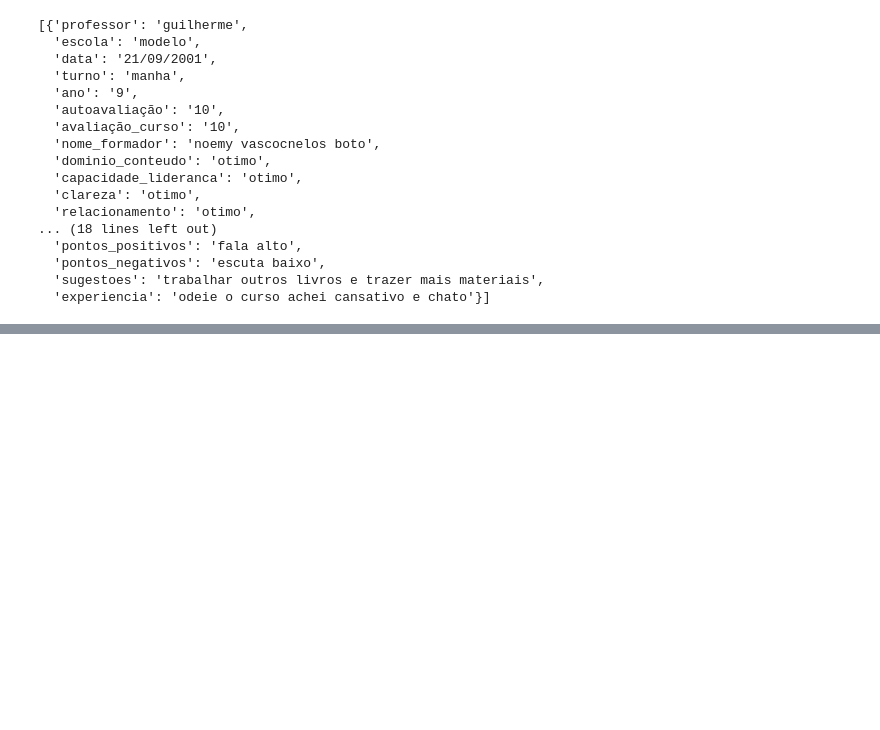
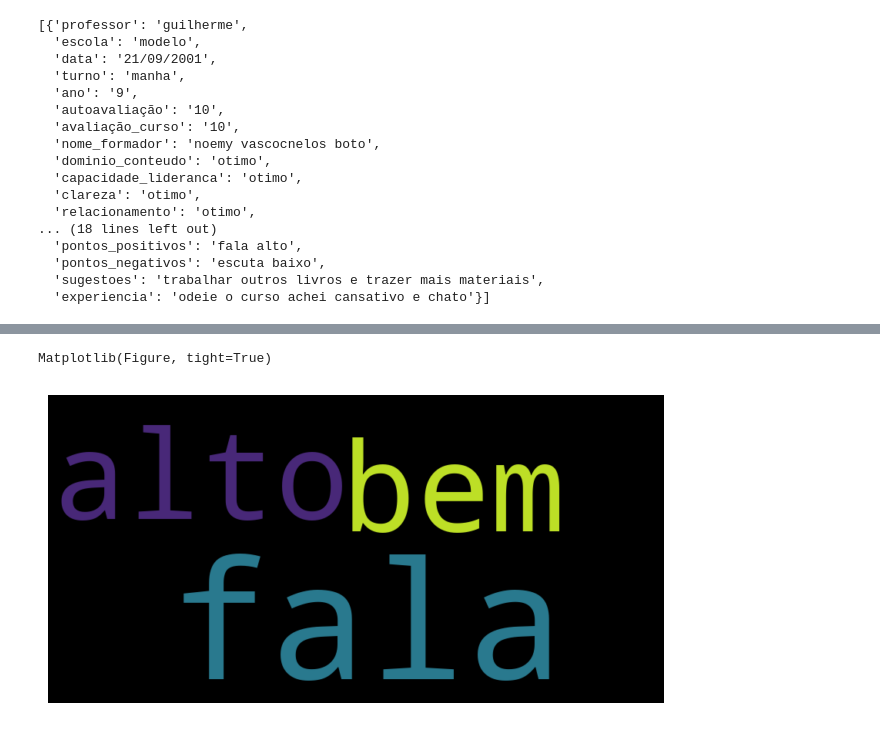
Before and after one commit to GuiSales404/projeto-fort, a Jupyter notebook: app/fort.ipynb, the cells around one changed output, grey strips where cells are left out. Saved outputs shown, nothing was run; the diff lists cells and outputs as text; code cells hidden in the pictures; blank space fills up the shorter version.

Commit message:
finalização da tab texto, add requirements.txt

```diff
--- a/app/fort.ipynb
+++ b/app/fort.ipynb
@@ -323,0 +373,14 @@ teste
+# %%
+
+
+def preprocess_sentence(text):
+    doc = nlp(text)
+    tokens = [token.text for token in doc if token.text.lower() not in stopwords.words('portuguese')]
+    tokens = [token for token in tokens if token.isalpha()]
+    tokens = [token.lower() for token in tokens]
+    cleaned_text = ' '.join(tokens)
+    return cleaned_text
+
+text = "Este é um exemplo de texto em português com stopwords, pontuação e dígitos!"
+cleaned_text = preprocess_sentence(text)
+print(cleaned_text)
@@ -323,0 +392,18 @@ teste
+# %%
+
+
+def generate_wordcloud(all_avals, column):
+    all_sentences = []
+    for aval in all_avals:
+        all_sentences.append(aval[column])
+    all_sentences = [preprocess_sentence(sentence) for sentence in all_sentences]
+    wordcloud_text = ' '.join(all_sentences)
+    wordcloud = WordCloud(width=800, height=400, background_color='white').generate(wordcloud_text)
+    plt.figure(figsize=(8, 4))
+    plt.imshow(wordcloud, interpolation='bilinear')
+    plt.axis("off")
+    wordcloud_pane = pn.pane.Matplotlib(plt.gcf(), tight=True)
+    return wordcloud_pane
+# %%
+generate_wordcloud(teste, 'pontos_positivos')
+# %% [output]
@@ -323,0 +411,2 @@ teste
+Matplotlib(Figure, tight=True)
+[figure, added]
```
Also changed, not shown: parts of 8 cells of this notebook, 8 other files.
